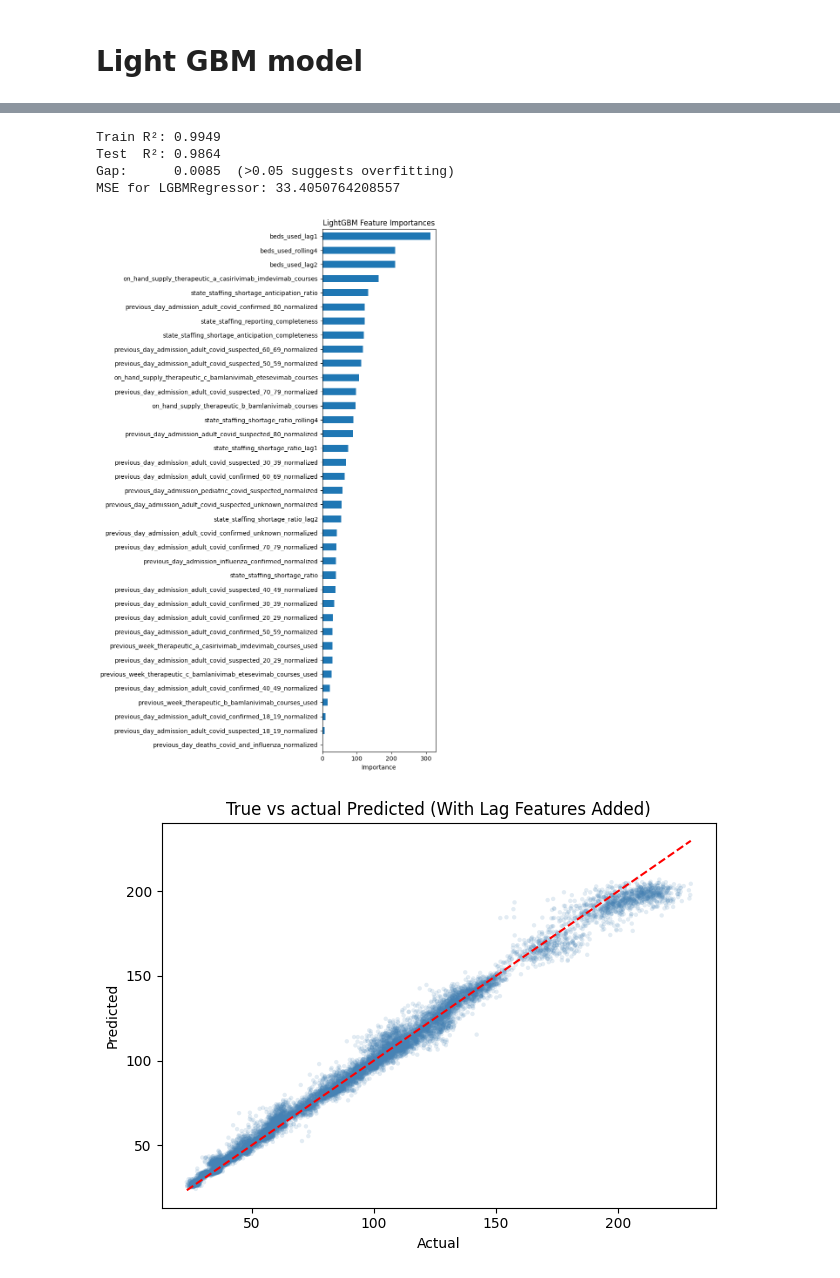
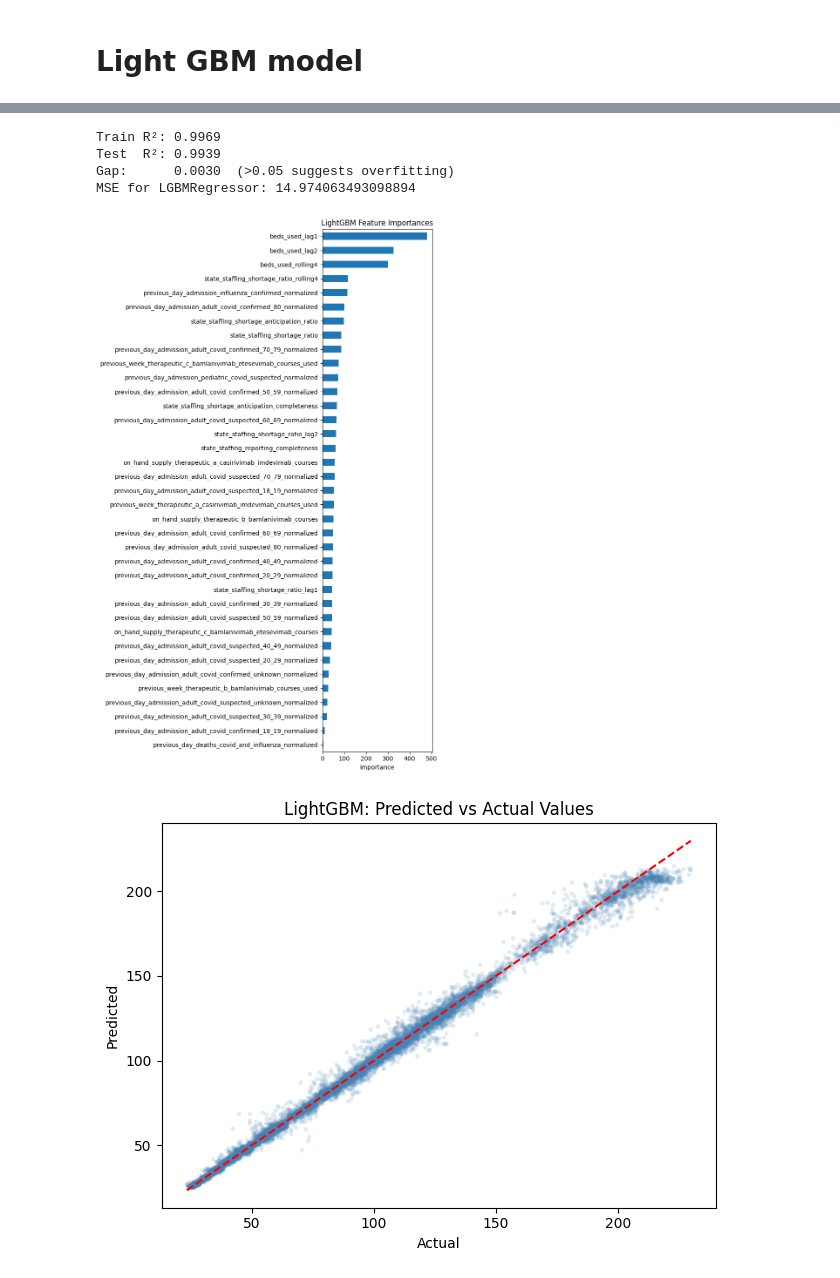
Before and after one commit to dsagher/CSE_881_Final_Project, a Jupyter notebook: combined_notebook.ipynb, the cells around one changed output, grey strips where cells are left out. Drawn from its saved outputs; the diff is of its cells as text; code cells hidden in the pictures.

Commit message:
some post processing suggestions

```diff
--- a/combined_notebook.ipynb
+++ b/combined_notebook.ipynb
@@ -565,7 +565,7 @@ plt.show()
 # %%
 from xgboost import XGBRegressor
 
-XGBr = XGBRegressor(n_estimators=100, max_depth=5, learning_rate=0.1, subsample = 0.5, colsample_bytree = 0.3)
+XGBr = XGBRegressor(n_estimators=100, max_depth=0, learning_rate=0.1, colsample_bytree=0.8, subsample=0.8)
 
 XGBr.fit(X_train, y_train)
 # %% [output]
@@ -706,7 +703,7 @@ plt.show()
 # %%
 import lightgbm as lgb
 # %%
-lgb_mod = lgb.LGBMRegressor(n_estimators=100, max_depth=5, learning_rate=0.1, subsample = 0.5, colsample_bytree = 0.3)
+lgb_mod = lgb.LGBMRegressor(n_estimators=100, max_depth=-1, learning_rate=0.1)
 
 lgb_mod.fit(X_train, y_train)
 # %% [output]
@@ -740,10 +725,10 @@ print(f"MSE for LGBMRegressor: {mse(y_test, lgb_pred)}")
 
 mse_tracker["LGBMr"] = mse(y_test, lgb_pred)
 # %% [output]
-Train R²: 0.9949
-Test  R²: 0.9864
-Gap:      0.0085  (>0.05 suggests overfitting)
-MSE for LGBMRegressor: 33.4050764208557
+Train R²: 0.9969
+Test  R²: 0.9939
+Gap:      0.0030  (>0.05 suggests overfitting)
+MSE for LGBMRegressor: 14.974063493098894
 # %%
 importances = pd.Series(lgb_mod.feature_importances_, index=X_train.columns)
 importances = importances.sort_values(ascending=True)
@@ -755,20 +740,20 @@ ax.set_xlabel('Importance')
 plt.tight_layout()
 plt.show()
 # %% [output]
-[figure, old version]
+[figure, new version]
 # %%
 predictions = lgb_mod.predict(X_test)
 plt.scatter(y_test, predictions, alpha=0.15, s=10, color='steelblue', edgecolors='none')
 
 lo = min(y_test.min(), predictions.min())
 hi = max(y_test.max(), predictions.max())
 plt.plot([lo, hi], [lo, hi], 'r--', linewidth=1.5)
 
-plt.title("True vs actual Predicted (With Lag Features Added)")
+plt.title("LightGBM: Predicted vs Actual Values")
 plt.xlabel('Actual')
 plt.ylabel('Predicted')
 
 plt.tight_layout()
 plt.show()
 # %% [output]
-[figure, old version]
+[figure, new version]
```
Also changed, not shown: parts of 16 cells of this notebook.
